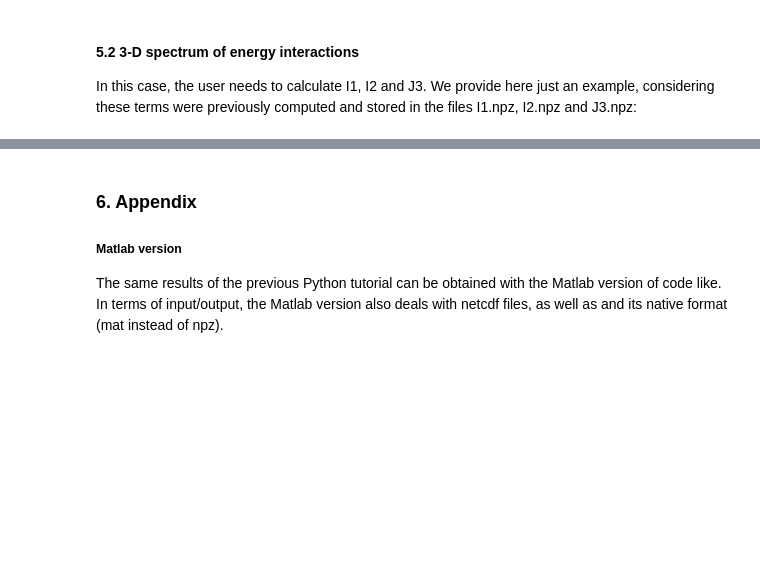
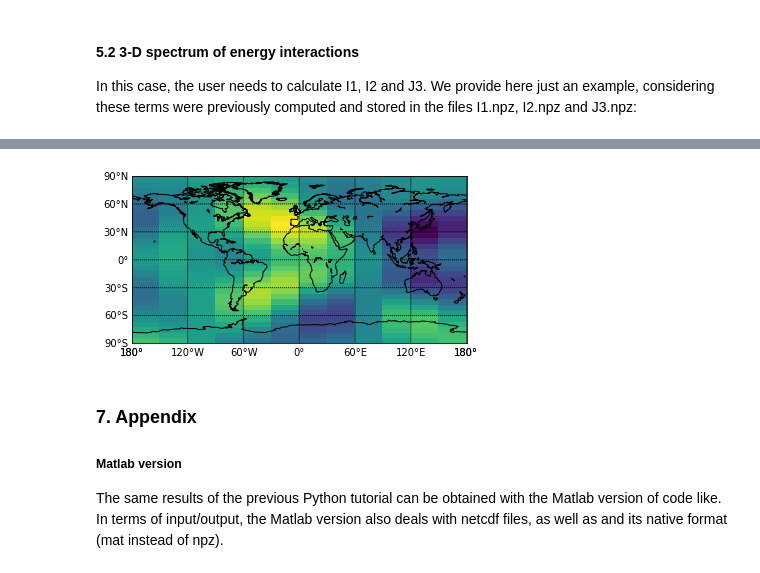
Before and after one commit to martalmeida/nmf3d, a Jupyter notebook: doc/tutorial.ipynb, the cells around one changed output, grey strips where cells are left out. Drawn from its saved outputs; the diff is of its cells as text; code cells hidden in the pictures; blank space fills up the shorter version.

Commit message:
added inverse expansion coefficients

```diff
--- a/doc/tutorial.ipynb
+++ b/doc/tutorial.ipynb
@@ -470,7 +474,7 @@ nmf3d.calcs.ncshow(fsaveF)
 # %% [markdown]
 ##### 2. ws0 True
 # %%
-w_nlkT,fsaveT=nmf3d.expansion_coeffs.calc(vfileT,hfileT,data,label='out_ws0_True')
+w_nlkT,wfileT=nmf3d.expansion_coeffs.calc(vfileT,hfileT,data,label='out_ws0_True')
 # %% [output]
 - Expansion coefficients -
  - loading parameters from Hough functions file:
@@ -546,0 +586,8 @@ j_nlkF,jfsave=nmf3d.expansion_coeffs.calc(vfileF,hfileF,data_j,label='out_j_ws0_
+# %%
+zi=[1,2,3]
+mi=[1,2,3]
+vi=[1,2]
+plev=[850,500]
+lon=np.arange(0,360,30)
+
+out,iwfileT=nmf3d.inv_expansion_coeffs.calc(vfileT,hfileT,wfileT,zi,mi,vi,plev,lon)
@@ -547,5 +603,29 @@ j_nlkF,jfsave=nmf3d.expansion_coeffs.calc(vfileF,hfileF,data_j,label='out_j_ws0_
+# %%
+from mpl_toolkits.basemap import Basemap
+
+# to avoid some basemap warning:
+import warnings
+warnings.filterwarnings("ignore")
+
+m=Basemap(projection='cyl',resolution='c',llcrnrlon=-180,urcrnrlon=180,llcrnrlat=-90,urcrnrlat=90)
+
+
+x,y,u=out['lon'],out['lat'],out['u'][-1,-1]
+uu=np.zeros((u.shape[0],u.shape[1]+1))
+uu[:,:-1]=u
+uu[:,-1]=uu[:,0]
+x=np.hstack((x,360))
+x,y=np.meshgrid(x,y)
+x,u=m.shiftdata(x,uu)
+
+pl.pcolormesh(x,y,u)
+m.drawcoastlines()
+m.drawparallels(np.arange(-90.,91.,30.),labels=(1,0,0,0))
+m.drawmeridians(np.arange(-180.,181.,60.),labels=(0,0,0,1));
+# %% [output]
+[figure, added]
 # %% [markdown]
-### 6. Appendix
+### 7. Appendix
 ##### Matlab version
 
 The same results of the previous Python tutorial can be obtained with the Matlab version of code like. In terms of input/output, the Matlab version also deals with netcdf files, as well as and its native format (mat instead of npz).
```
Also changed, not shown: parts of 15 cells of this notebook, 19 other files.
